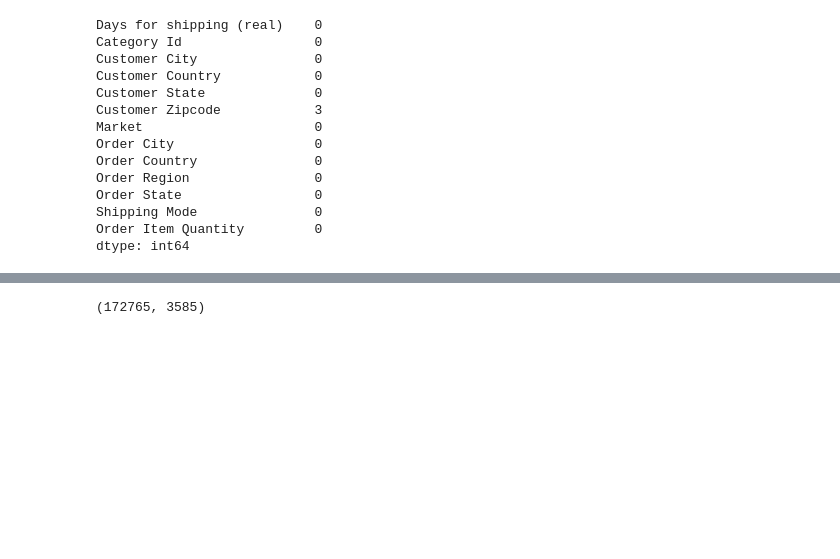
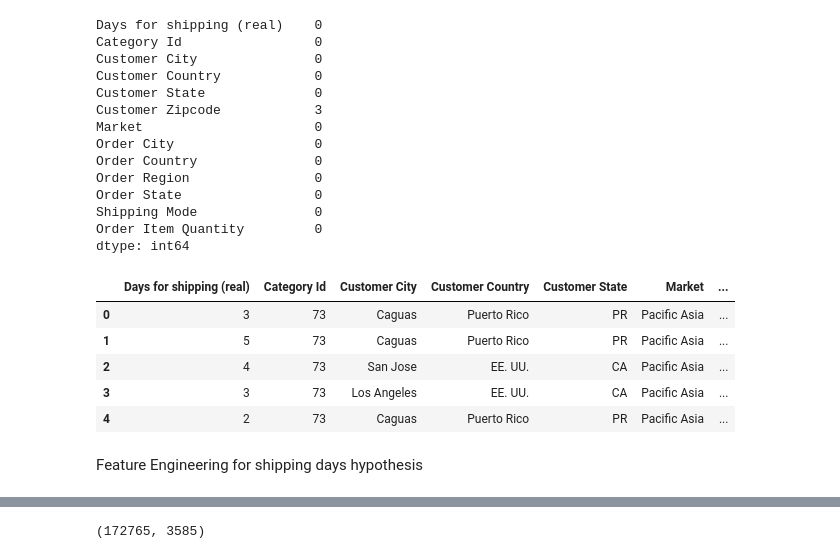
Before and after one commit to hax009/scm_zemantics, a Jupyter notebook: DataCoML.ipynb, the cells around one changed output, grey strips where cells are left out. Drawn from its saved outputs; the diff is of its cells as text; code cells hidden in the pictures; blank space fills up the shorter version.

```diff
--- a/DataCoML.ipynb
+++ b/DataCoML.ipynb
@@ -175,14 +175,26 @@ dtype: int64
 from sklearn.impute import SimpleImputer
 import numpy as np
 
-# Create a SimpleImputer Class
-imputer = SimpleImputer(missing_values=np.NaN, strategy="mean")
+# # Create a SimpleImputer Class
+# imputer = SimpleImputer(missing_values=np.NaN, strategy="mean")
 
-# Fit the column to the object
-column = "Customer Zipcode"
-imputer = imputer.fit(dataset.loc[:, [column]])
+# # Fit the column to the object
+# column = "Customer Zipcode"
+# imputer = imputer.fit(dataset.loc[:, [column]])
 
-# Transform the DataFrames column with the fitted data
-days_pred_df.loc[:, column] = imputer.transform(dataset.loc[:, [column]])
+# # Transform the DataFrames column with the fitted data
+# days_pred_df.loc[:, column] = imputer.transform(dataset.loc[:, [column]])
 # %%
 days_pred_df.drop("Customer Zipcode", axis=1, inplace=True)
+# %%
+
+days_pred_df.head()
+# %% [output]
+|  | Days for shipping (real) | Category Id | Customer City | Customer Country | Customer State | Market | ... |
+| 0 | 3 | 73 | Caguas | Puerto Rico | PR | Pacific Asia | ... |
+| 1 | 5 | 73 | Caguas | Puerto Rico | PR | Pacific Asia | ... |
+| 2 | 4 | 73 | San Jose | EE. UU. | CA | Pacific Asia | ... |
+| 3 | 3 | 73 | Los Angeles | EE. UU. | CA | Pacific Asia | ... |
+| 4 | 2 | 73 | Caguas | Puerto Rico | PR | Pacific Asia | ... |
+# %% [markdown]
+Feature Engineering for shipping days hypothesis
```
Also changed, not shown: parts of 4 cells of this notebook.
